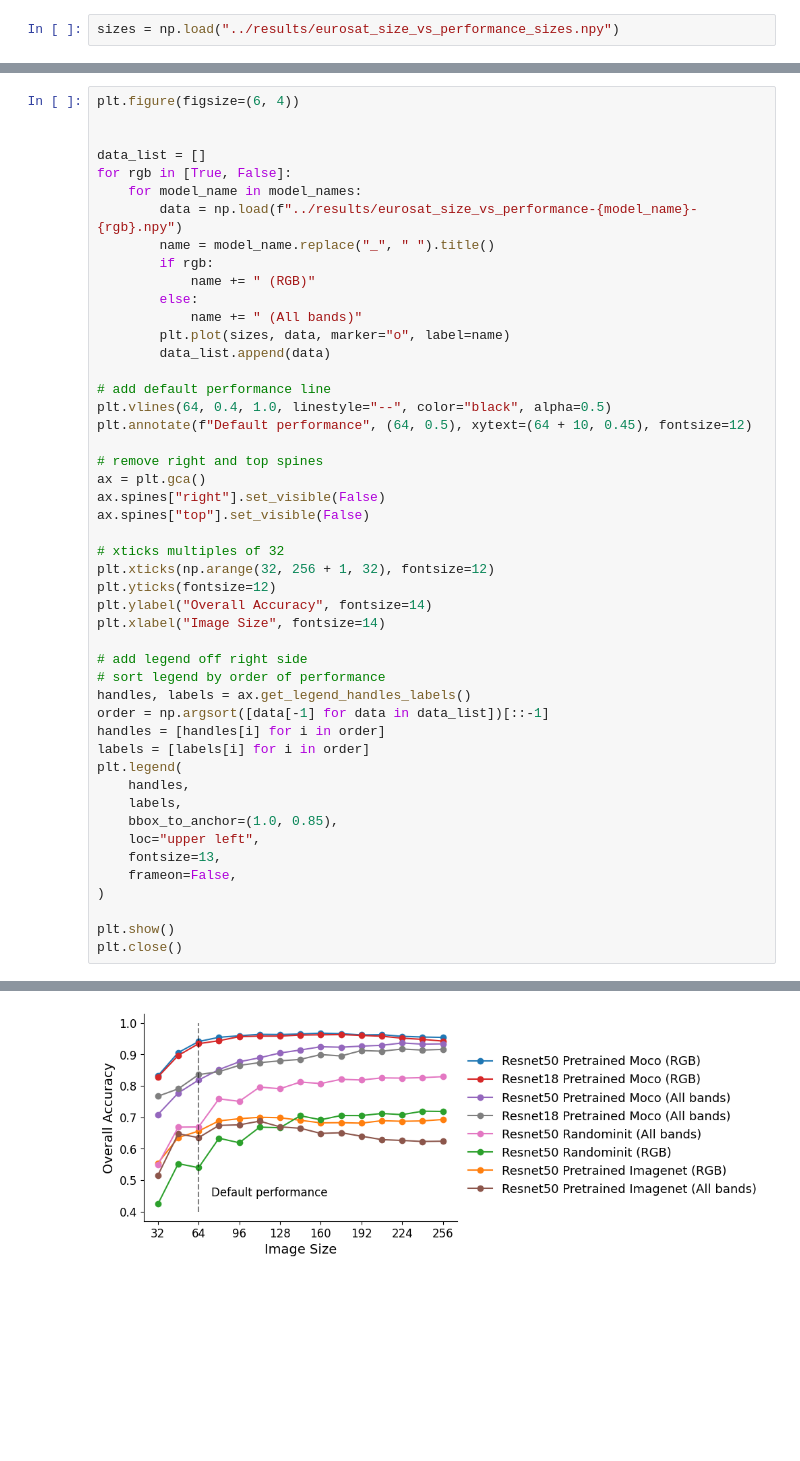
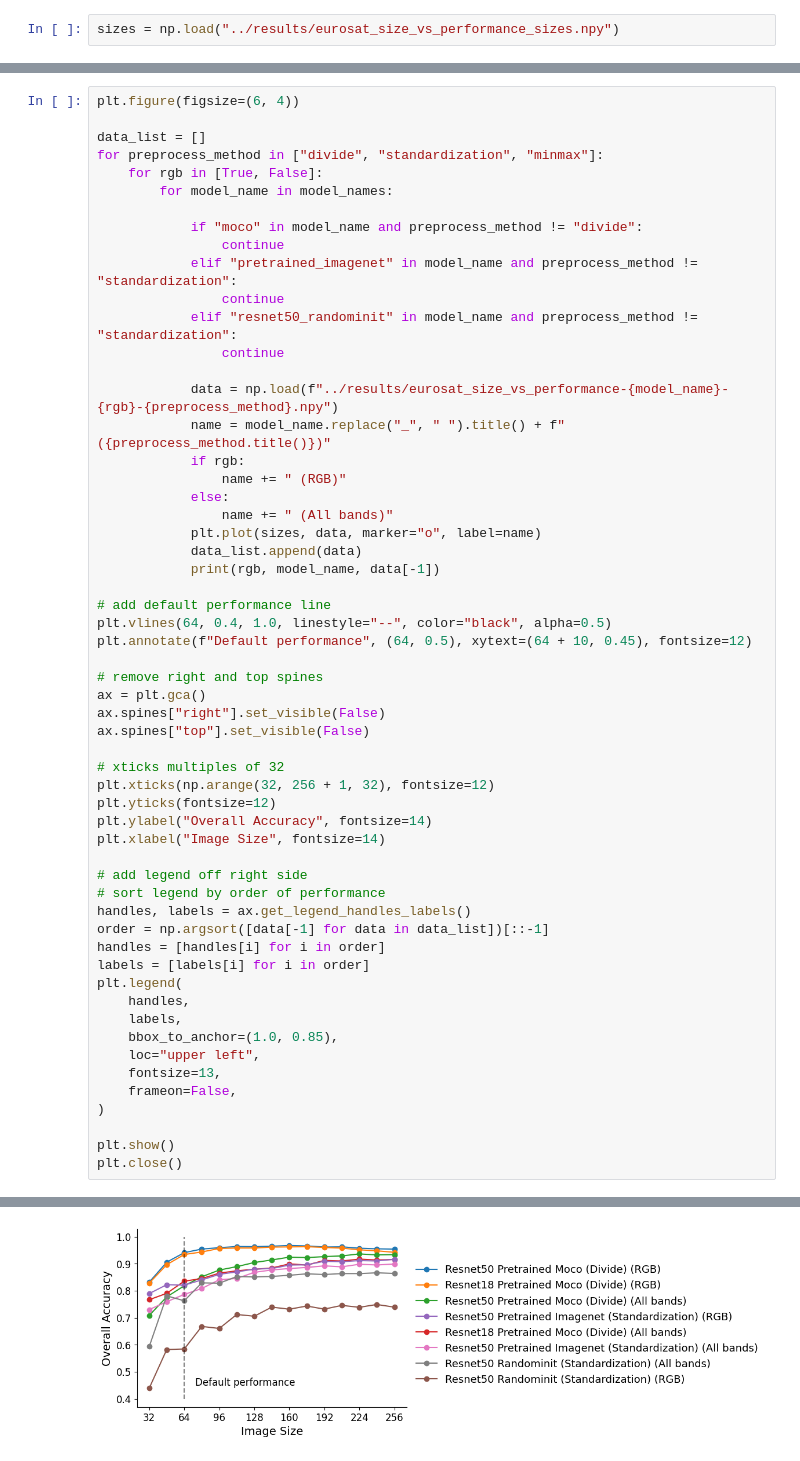
Before and after one commit to isaaccorley/resize-is-all-you-need, a Jupyter notebook: figures/figure-eurosat_size_vs_performance.ipynb, the cells around one changed output, grey strips where cells are left out. Cells and saved outputs as stored; diff of their text form; blank space fills up the shorter version.

Commit message:
Eurosat experiments

```diff
--- a/figures/figure-eurosat_size_vs_performance.ipynb
+++ b/figures/figure-eurosat_size_vs_performance.ipynb
@@ -14,18 +14,27 @@ rgbs = [True, False]
 # %%
 plt.figure(figsize=(6, 4))
 
+data_list = []
+for preprocess_method in ["divide", "standardization", "minmax"]:
+    for rgb in [True, False]:
+        for model_name in model_names:
 
-data_list = []
-for rgb in [True, False]:
-    for model_name in model_names:
-        data = np.load(f"../results/eurosat_size_vs_performance-{model_name}-{rgb}.npy")
-        name = model_name.replace("_", " ").title()
-        if rgb:
-            name += " (RGB)"
-        else:
-            name += " (All bands)"
-        plt.plot(sizes, data, marker="o", label=name)
-        data_list.append(data)
+            if "moco" in model_name and preprocess_method != "divide":
+                continue
+            elif "pretrained_imagenet" in model_name and preprocess_method != "standardization":
+                continue
+            elif "resnet50_randominit" in model_name and preprocess_method != "standardization":
+                continue
+
+            data = np.load(f"../results/eurosat_size_vs_performance-{model_name}-{rgb}-{preprocess_method}.npy")
+            name = model_name.replace("_", " ").title() + f" ({preprocess_method.title()})"
+            if rgb:
+                name += " (RGB)"
+            else:
+                name += " (All bands)"
+            plt.plot(sizes, data, marker="o", label=name)
+            data_list.append(data)
+            print(rgb, model_name, data[-1])
 
 # add default performance line
 plt.vlines(64, 0.4, 1.0, linestyle="--", color="black", alpha=0.5)
@@ -63 +80 @@ plt.close()
-[figure, old version]
+[figure, new version]
```
Also changed, not shown: parts of 5 cells of this notebook, 4 other files.
